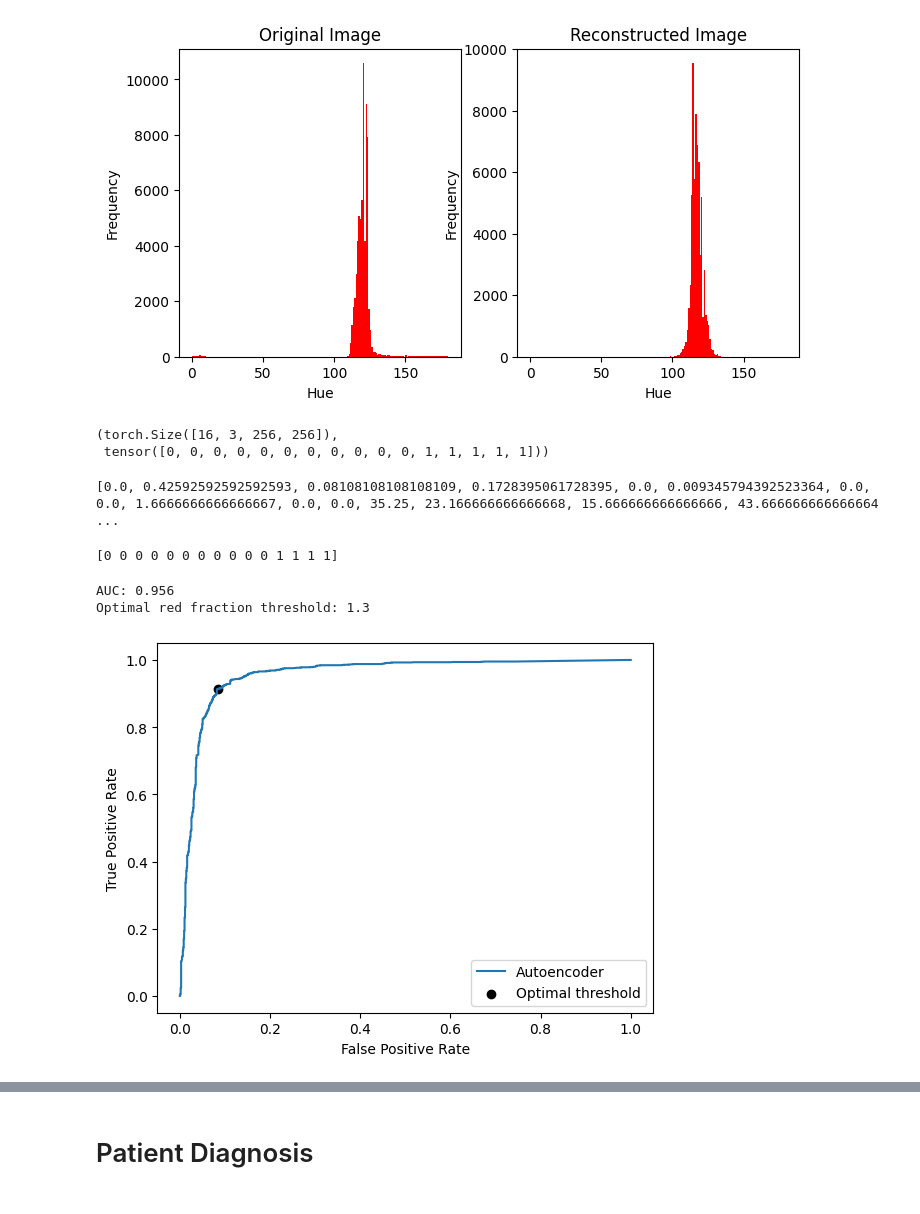
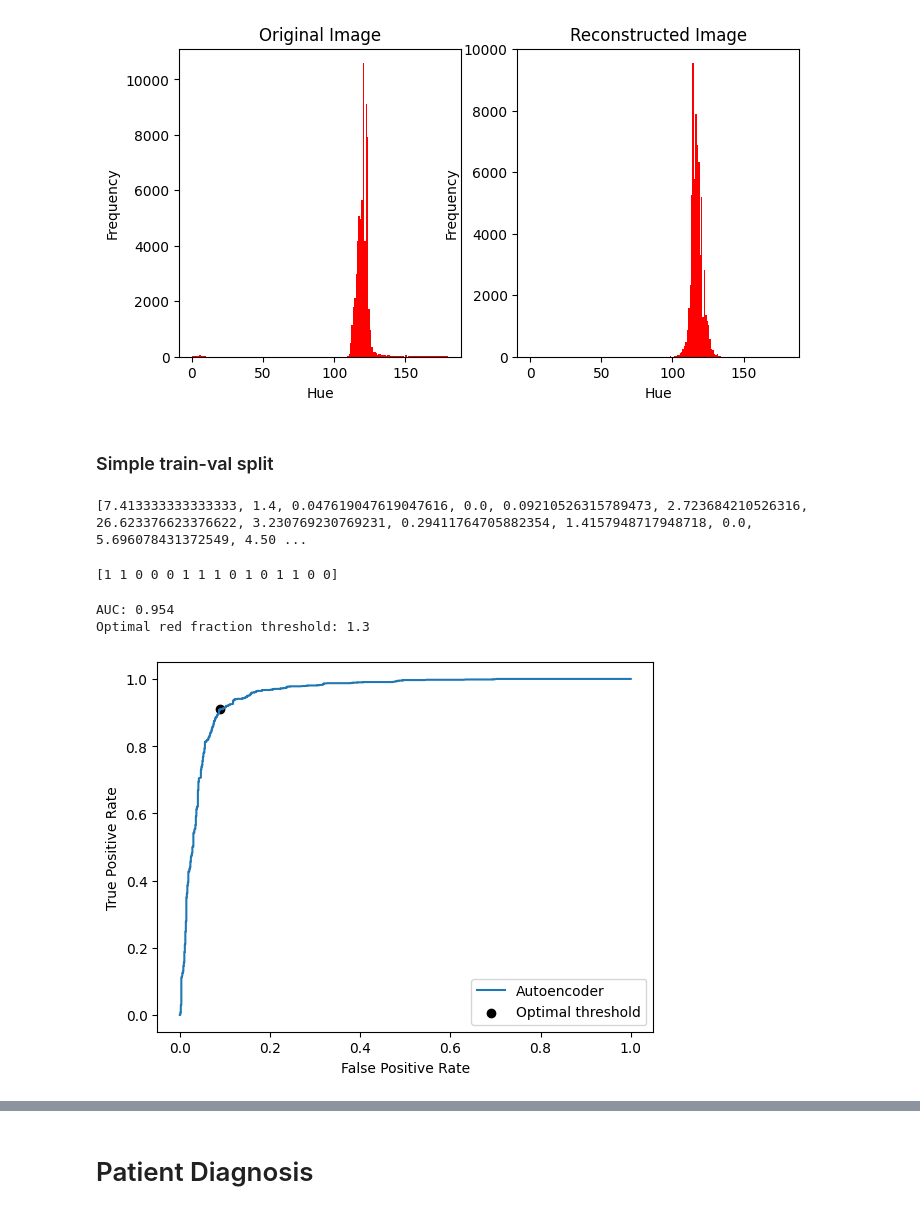
Before and after one commit to Pikurrot/MED-GIA, a Jupyter notebook: AnomalyDetection/inference.ipynb, the cells around one changed output, grey strips where cells are left out. Saved outputs shown, nothing was run; the diff lists cells and outputs as text; code cells hidden in the pictures.

```diff
--- a/AnomalyDetection/inference.ipynb
+++ b/AnomalyDetection/inference.ipynb
@@ -181,77 +175,79 @@ dataloader = DataLoader(dataset, batch_size=16, shuffle=False)
-# %%
-next(iter(dataloader))[0].shape, next(iter(dataloader))[1]
-# %% [output]
-(torch.Size([16, 3, 256, 256]),
- tensor([0, 0, 0, 0, 0, 0, 0, 0, 0, 0, 0, 1, 1, 1, 1, 1]))
+# %% [markdown]
+### Simple train-val split
 # %%
 from utils import HelicoDatasetClassification
 from torch.utils.data import DataLoader
 from tqdm import tqdm
 
-dataset = HelicoDatasetClassification(patient_id=True)
-dataloader = DataLoader(dataset, batch_size=128, shuffle=False)
+train_set = HelicoDatasetClassification(
+	patient_id=True,
+	split="train",
+	train_ratio=0.8,
+	random_seed=42
+)
+train_loader = DataLoader(train_set, batch_size=128, shuffle=True)
 
-red_fracs = []
-labels = []
-patient_ids = []
-for batch in tqdm(dataloader):
+train_red_fracs = []
+train_labels = []
+train_patient_ids = []
+for batch in tqdm(train_loader):
 	b_orig_images = batch[0].to(device)
 	b_labels = batch[1].to(device)
-	patient_ids.extend(batch[2])
+	train_patient_ids.extend(batch[2])
 	with torch.no_grad():
 		reco_images = model(b_orig_images)
 
 	for i in range(len(b_orig_images)):
-		red_fracs.append(check_red_fraction(
+		train_red_fracs.append(check_red_fraction(
 			postprocess(b_orig_images[i]),
 			postprocess(reco_images[i])
 		))
-	labels.extend(b_labels.cpu().numpy())
-labels = np.array(labels)
+	train_labels.extend(b_labels.cpu().numpy())
+train_labels = np.array(train_labels)
 # %%
-print(red_fracs[:15])
+print(train_red_fracs[:15])
 # %% [output]
-[0.0, 0.42592592592592593, 0.08108108108108109, 0.1728395061728395, 0.0, 0.009345794392523364, 0.0, 0.0, 1.6666666666666667, 0.0, 0.0, 35.25, 23.166666666666668, 15.666666666666666, 43.666666666666664 ...
+[7.413333333333333, 1.4, 0.047619047619047616, 0.0, 0.09210526315789473, 2.723684210526316, 26.623376623376622, 3.230769230769231, 0.29411764705882354, 1.4157948717948718, 0.0, 5.696078431372549, 4.50 ...
 # %%
-print(labels[:15])
+print(train_labels[:15])
 # %% [output]
-[0 0 0 0 0 0 0 0 0 0 0 1 1 1 1]
+[1 1 0 0 0 1 1 1 0 1 0 1 1 0 0]
 # %%
 # roc curve and auc
 from sklearn.metrics import roc_curve
 from sklearn.metrics import roc_auc_score
 from sklearn.metrics import confusion_matrix
 
 # sort red_fracs and labels by red_fracs
-red_fracs = np.array(red_fracs)
-labels = np.array(labels)
-inds = red_fracs.argsort()
-sorted_red_fracs = red_fracs[inds]
-sorted_labels = labels[inds]
+train_red_fracs = np.array(train_red_fracs)
+train_labels = np.array(train_labels)
+inds = train_red_fracs.argsort()
+sorted_red_fracs = train_red_fracs[inds]
+sorted_labels = train_labels[inds]
 
 # calculate roc curve
 fpr, tpr, thresholds = roc_curve(sorted_labels, sorted_red_fracs)
 # calculate AUC
 auc = roc_auc_score(sorted_labels, sorted_red_fracs)
 print('AUC: %.3f' % auc)
 
 # find the closest point to (0,1)
 optimal_idx = np.argmax(tpr - fpr)
 optimal_red_frac = thresholds[optimal_idx]
 print(f"Optimal red fraction threshold: {optimal_red_frac}")
 
 # plot the roc curve for the model
 plt.plot(fpr, tpr, label='Autoencoder')
 # plot the optimal threshold
 plt.scatter(fpr[optimal_idx], tpr[optimal_idx], color='black', label='Optimal threshold')
 # axis labels
 plt.xlabel('False Positive Rate')
 plt.ylabel('True Positive Rate')
 # show the legend
 plt.legend()
 # show the plot
 plt.show()
 # %% [output]
-AUC: 0.956
+AUC: 0.954
 Optimal red fraction threshold: 1.3
-[figure, old version]
+[figure, new version]
```
Also changed, not shown: parts of 10 cells of this notebook.
